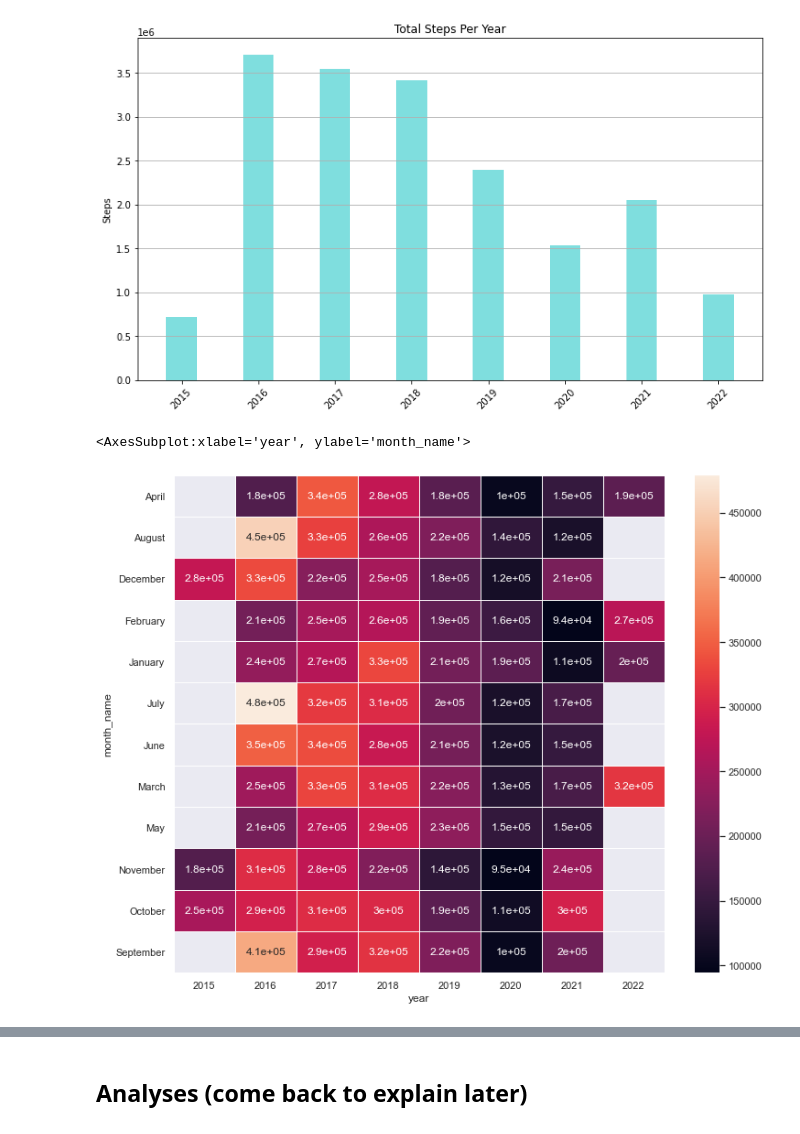
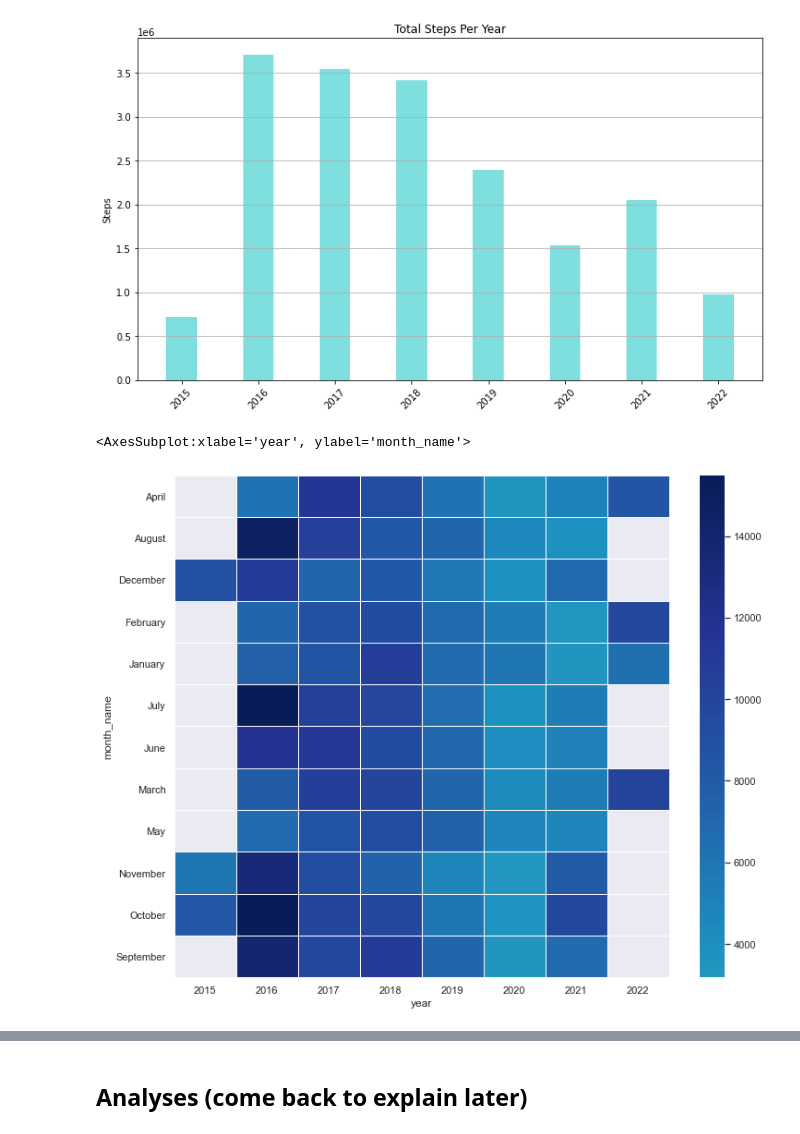
Before and after one commit to rebecca-weiss/HealthApp, a Jupyter notebook: steps_viz.ipynb, the cells around one changed output, grey strips where cells are left out. Cells and saved outputs as stored; diff of their text form; code cells hidden in the pictures.

Commit message:
added sns heatmap of steps

```diff
--- a/steps_viz.ipynb
+++ b/steps_viz.ipynb
@@ -161,17 +161,19 @@ plt.show()
 # %% [output]
 [figure]
 # %%
-# check_dates(df) # check for dates again after grouping
+# Make heat map over average steps per day
+
+
 sns.set_theme()
 
 # Load the example month, date, steps total dataset and convert to long-form
-steps_long = df.groupby(['year', 'month_name'], as_index=False)['stepCount'].sum()
+steps_long = df.groupby(['year', 'month_name'], as_index=False)['stepCount'].mean()
 steps = steps_long.pivot("month_name", "year", "stepCount")
 
 
 # Draw a heatmap with the numeric values in each cell
 f, ax = plt.subplots(figsize=(12, 10))
-sns.heatmap(steps, annot=True, linewidths=.5, ax=ax)
+sns.heatmap(steps, annot=False, linewidths=.75, ax=ax, center=0, cmap="YlGnBu")
 # %% [output]
 <AxesSubplot:xlabel='year', ylabel='month_name'>
-[figure, old version]
+[figure, new version]
```
Also changed, not shown: parts of 1 cell of this notebook.
